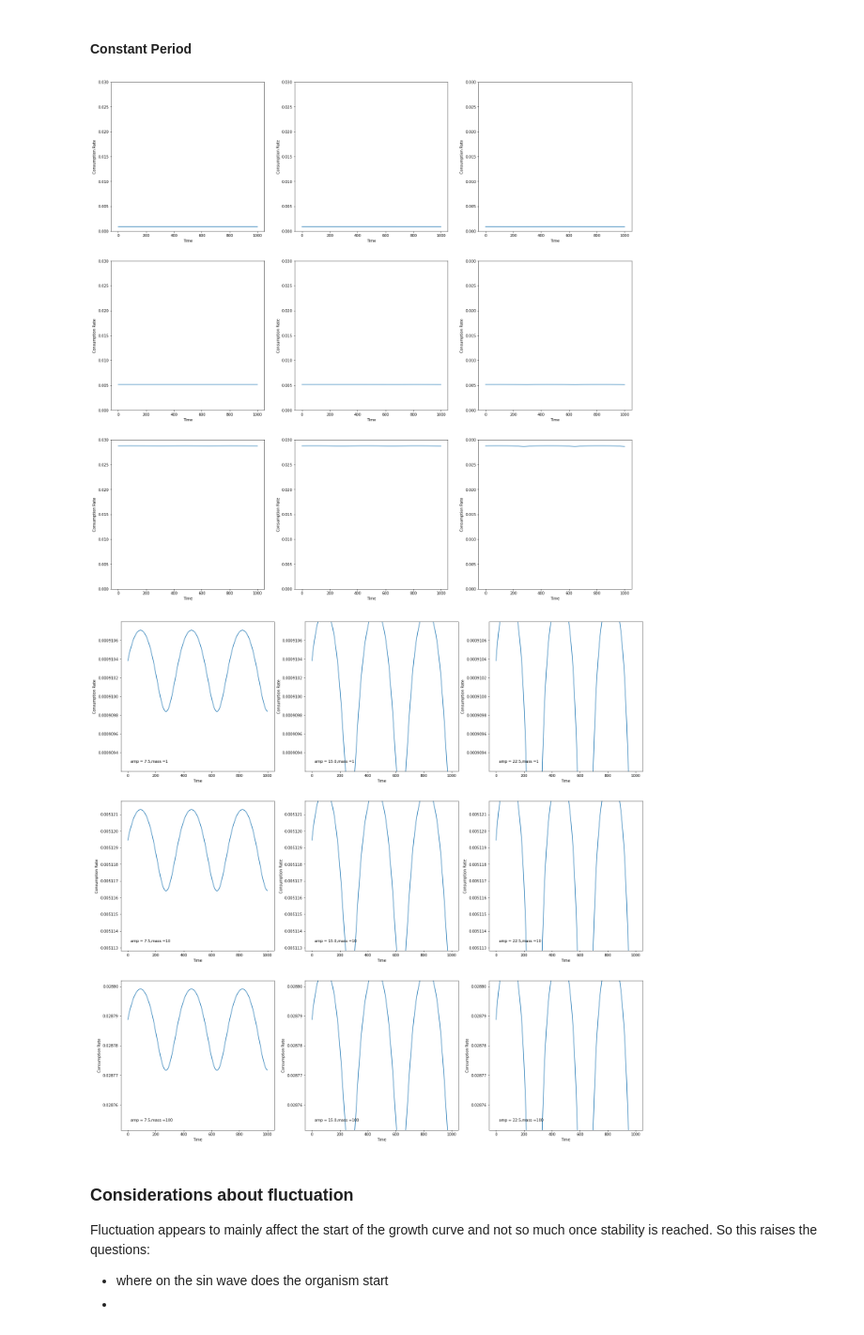
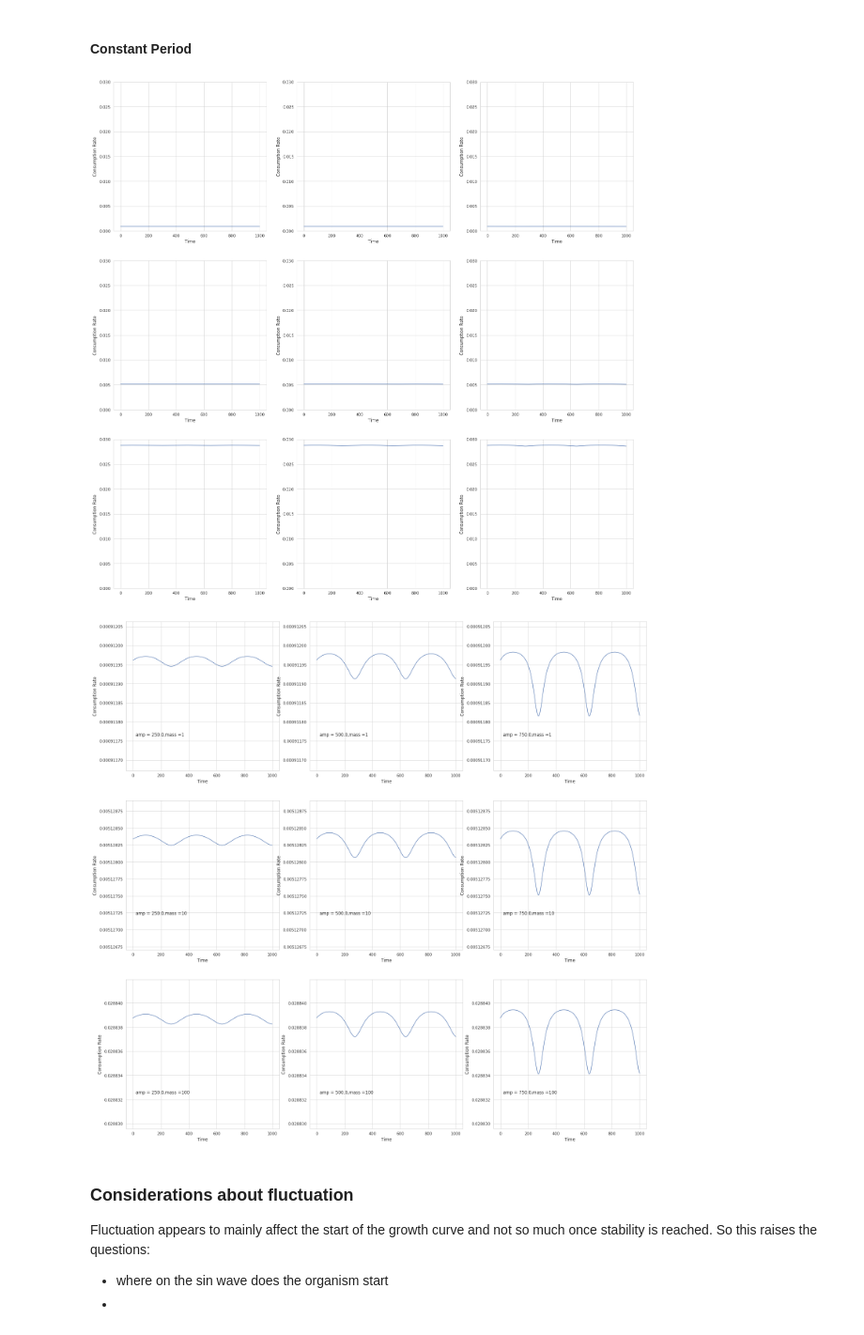
Before and after one commit to Don-Burns/Masters_Project, a Jupyter notebook: code/Supply_Model.ipynb, the cells around one changed output. Shown at 94% size. Cells and saved outputs as stored; diff of their text form; code cells hidden in the pictures.

```diff
--- a/code/Supply_Model.ipynb
+++ b/code/Supply_Model.ipynb
@@ -9,6 +9,10 @@ import Functions as F
 import scipy as sc
 import numpy as np
 import matplotlib.pyplot as plt
+import seaborn as sns
+
+## for graphs in my darkmode
+sns.set(context='paper',style='whitegrid', rc={'figure.facecolor':'white'}, font_scale=1.2)
 # %% [markdown]
 # Bottom Up Supply Model
 A bottom up supply model that uses a functional response scaled by an allocation constraint to define the gain term.
@@ -134,14 +162,15 @@ plt.show()
 # %% [markdown]
 ### No fluctuation in R(t)
 # %%
+# plotting of growth curves of fish with no fluctuation
 # Parameters
-params = {"alpha" : 200, "epsilon" : 0.8, "M" : 20000, "mc" : 3 * 10**-9, "B0" : 0.14, "L_R" : 0,
-          "R" : 10**6, "amp" : 0, "period" : 365, "dimensionality" : "3D"}
+params = {"alpha" : 200, "epsilon" : 0.8,"L_B" : 17*10**-6, "c" : 0.2, "rho" : 0.1,
+          "R" : 10**10, "amp" : 0, "period" : 365, "dimensionality" : "3D"}
 m0 = 100
-time = 10**2
+time = 10**5
 
 mass = F.plot_supply(m0, time, params)
 
 
-print(mass[:100])
+print(mass[:200])
 # %% [output]
@@ -250,8 +290,8 @@ amps = np.linspace(0, centre, len(masses))
 FR = []
 Rt = []
 for t in time:
-    Rt.append(F.Rt(t, amps[0],centre, period = 365))
-    FR.append(F.Fun_Resp(masses[0], Rt[t]))
+    Rt.append(F.Rt(t, amps,centre, period = 365))
+    FR.append(F.Fun_Resp(masses, Rt[t]))
 
 plt.plot(Rt,FR)
 # %% [output]
@@ -369,44 +411,44 @@ for m in masses:
 plt.savefig("../results/AmplitudeConsumption9x9.pdf")
 plt.show()
 # %% [output]
-[figure, old version]
+[figure, new version]
 # %%
 ## same as above plot
 # but with scales adjusted to be same within mass
 time = np.arange(0, 10**3, 1)
-resource = 10*3
+resource = 10**3
 period = 365
 masses = [1, 10, 100]
 amps = [i*resource for i in [0.25, 0.5, 0.75]]
 
 plt.figure(figsize=(25, 25))
 ticker = 0
 for m in masses:
     for i, amp in enumerate(amps,1):
         ticker = ticker +1
         FR = [0] * len(time)
 
         for t in time:
             R_t = F.Rt(t, amp, resource, period)
             FR[t] = F.Fun_Resp(m, R_t, "3D")
 
         # to get y axis limits
         if i == 1:
             ytop = max(FR) *1.0001
-            ybot = min(FR) *0.9993
+            ybot = min(FR) *0.9997
             text_pos = ybot + (ybot* 0.0001)
         # plot
         plt.subplot(3,3, ticker)
         plt.plot(time, FR, label = str(amp) +","+ str(m))
         plt.text(20, text_pos,"amp = " + str(amp) +","+ "mass =" + str(m))
         plt.xlabel("Time")
         plt.ylabel("Consumption Rate")
         plt.ylim(top = ytop , bottom = ybot)
 
 plt.savefig("../results/AmplitudeConsumption9x9_byAmp.pdf")
 plt.show()
 # %% [output]
-[figure, old version]
+[figure, new version]
 # %% [markdown]
 ### Considerations about fluctuation
 Fluctuation appears to mainly affect the start of the growth curve and not so much once stability is reached.
```
Also changed, not shown: parts of 31 cells of this notebook, 1 other file.
